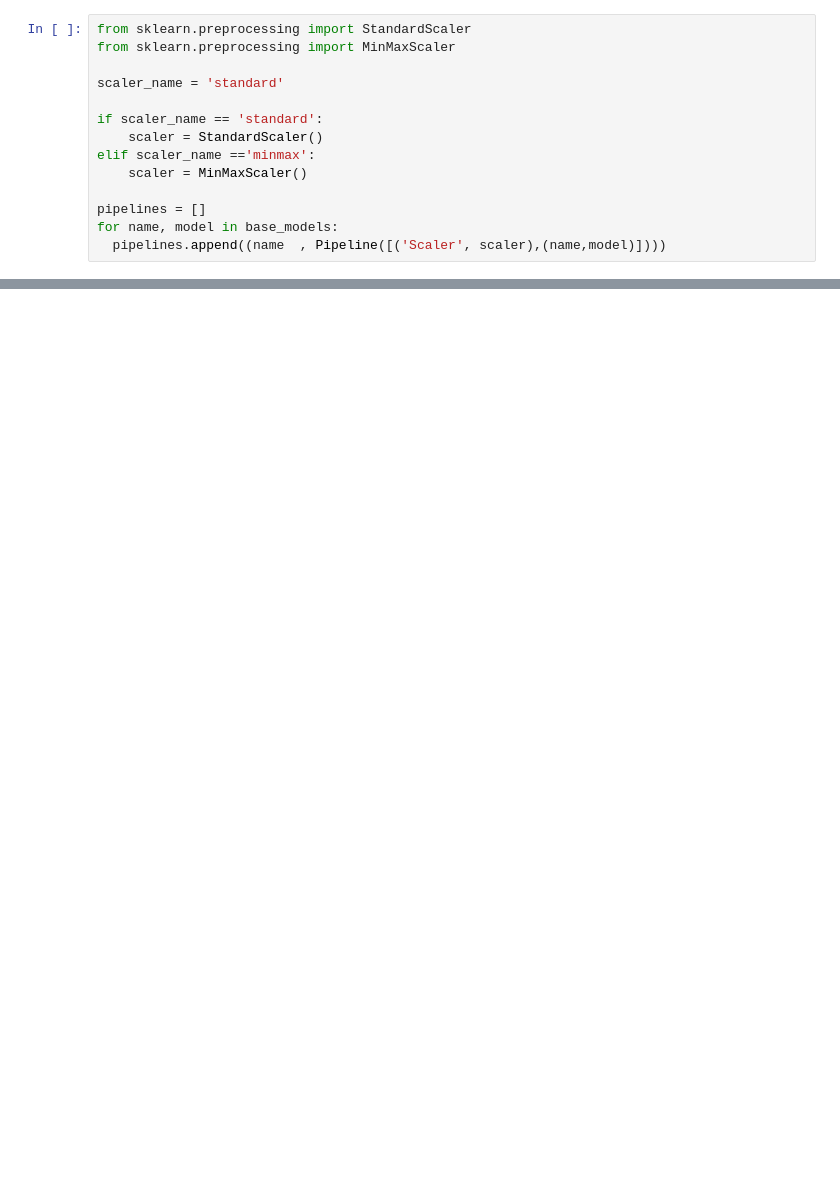
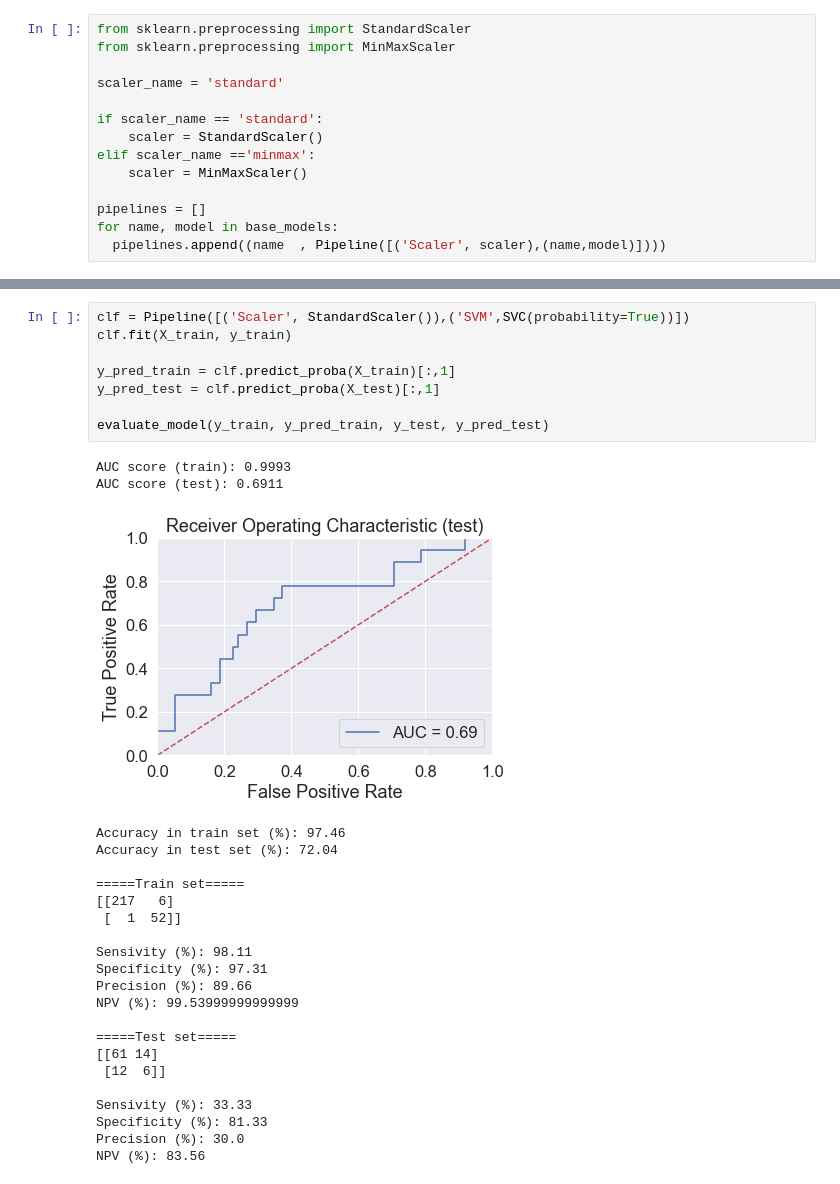
Before and after one commit to pabloac31/TFM, a Jupyter notebook: TFM_ML.ipynb, the cells around one changed output, grey strips where cells are left out. Saved outputs shown, nothing was run; the diff lists cells and outputs as text; blank space fills up the shorter version.

```diff
--- a/TFM_ML.ipynb
+++ b/TFM_ML.ipynb
@@ -158,0 +154,32 @@ NPV (%): 82.43
+# %%
+clf = Pipeline([('Scaler', StandardScaler()),('SVM',SVC(probability=True))])
+clf.fit(X_train, y_train)
+
+y_pred_train = clf.predict_proba(X_train)[:,1]
+y_pred_test = clf.predict_proba(X_test)[:,1]
+
+evaluate_model(y_train, y_pred_train, y_test, y_pred_test)
+# %% [output]
+AUC score (train): 0.9993
+AUC score (test): 0.6911
+[figure, added]
+Accuracy in train set (%): 97.46
+Accuracy in test set (%): 72.04
+
+=====Train set=====
+[[217   6]
+ [  1  52]]
+
+Sensivity (%): 98.11
+Specificity (%): 97.31
+Precision (%): 89.66
+NPV (%): 99.53999999999999
+
+=====Test set=====
+[[61 14]
+ [12  6]]
+
+Sensivity (%): 33.33
+Specificity (%): 81.33
+Precision (%): 30.0
+NPV (%): 83.56
```
Also changed, not shown: parts of 16 cells of this notebook, 2 other files.
